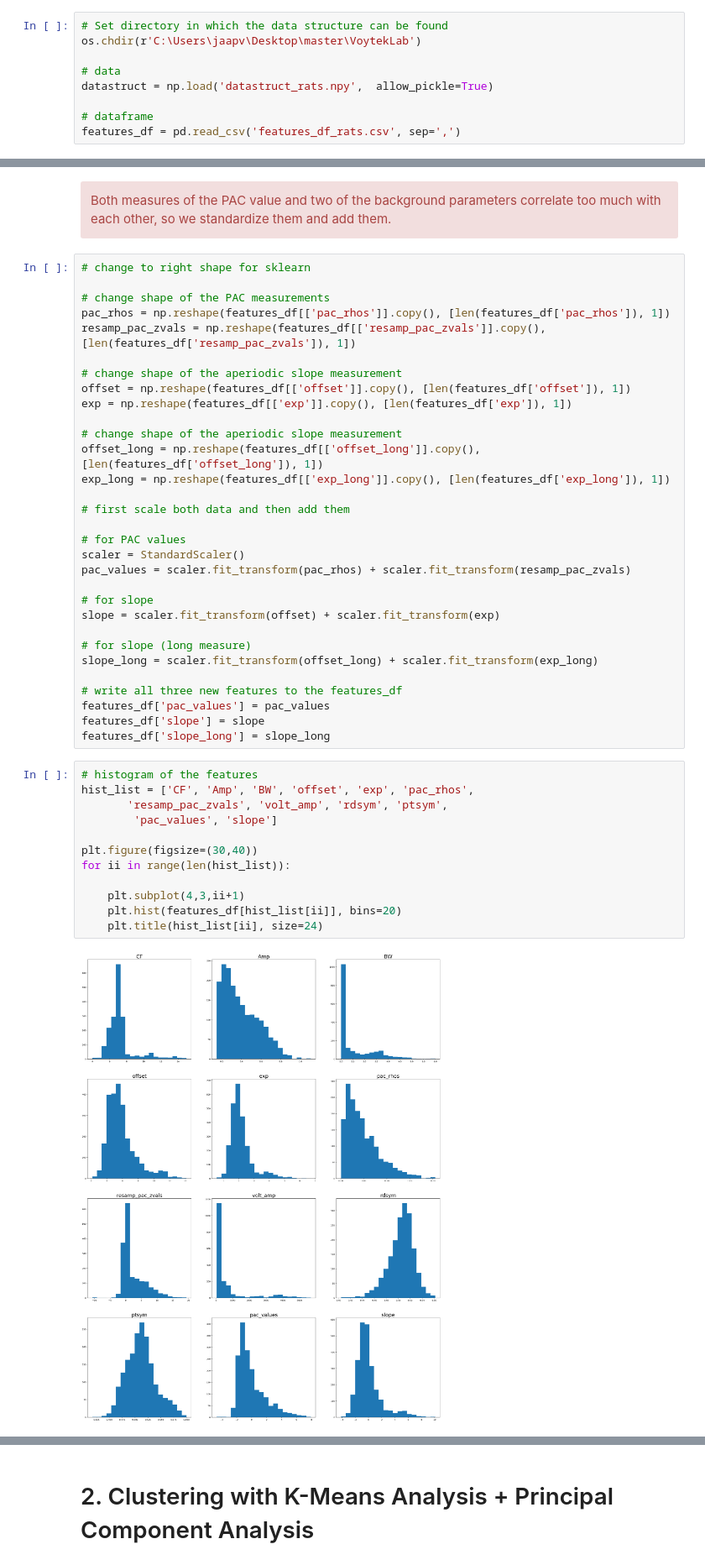
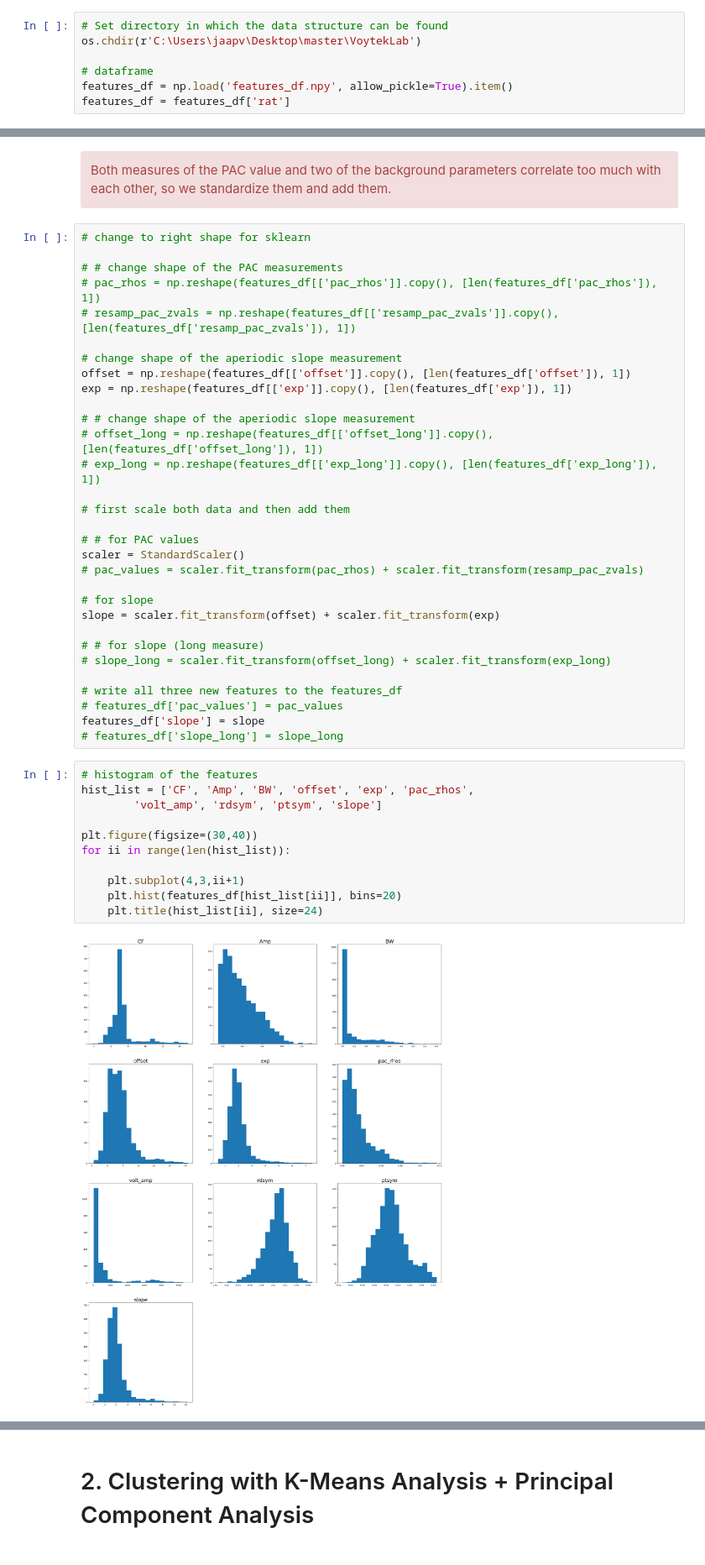
Before and after one commit to JaapVanDerAar/project_pac, a Jupyter notebook: pac_jupyter/3.7 Distinguishing True and Spurious PAC - Hippocampal Rat.ipynb, the cells around one changed output, grey strips where cells are left out. Shown at 84% size. Saved outputs shown, nothing was run; the diff lists cells and outputs as text.

```diff
--- a/pac_jupyter/3.7 Distinguishing True and Spurious PAC - Hippocampal Rat.ipynb
+++ b/pac_jupyter/3.7 Distinguishing True and Spurious PAC - Hippocampal Rat.ipynb
@@ -59,11 +59,9 @@ import mglearn
 # Set directory in which the data structure can be found
 os.chdir(r'C:\Users\jaapv\Desktop\master\VoytekLab')
 
-# data
-datastruct = np.load('datastruct_rats.npy',  allow_pickle=True)
-
 # dataframe
-features_df = pd.read_csv('features_df_rats.csv', sep=',')
+features_df = np.load('features_df.npy', allow_pickle=True).item()
+features_df = features_df['rat']
 # %% [markdown]
 ### Correlation Matrix
 # %%
@@ -104,48 +102,47 @@ Both measures of the PAC value and two of the background parameters correlate to
 # %%
 # change to right shape for sklearn
 
-# change shape of the PAC measurements
-pac_rhos = np.reshape(features_df[['pac_rhos']].copy(), [len(features_df['pac_rhos']), 1])
-resamp_pac_zvals = np.reshape(features_df[['resamp_pac_zvals']].copy(), [len(features_df['resamp_pac_zvals']), 1])
+# # change shape of the PAC measurements
+# pac_rhos = np.reshape(features_df[['pac_rhos']].copy(), [len(features_df['pac_rhos']), 1])
+# resamp_pac_zvals = np.reshape(features_df[['resamp_pac_zvals']].copy(), [len(features_df['resamp_pac_zvals']), 1])
 
 # change shape of the aperiodic slope measurement
 offset = np.reshape(features_df[['offset']].copy(), [len(features_df['offset']), 1])
 exp = np.reshape(features_df[['exp']].copy(), [len(features_df['exp']), 1])
 
-# change shape of the aperiodic slope measurement
-offset_long = np.reshape(features_df[['offset_long']].copy(), [len(features_df['offset_long']), 1])
-exp_long = np.reshape(features_df[['exp_long']].copy(), [len(features_df['exp_long']), 1])
+# # change shape of the aperiodic slope measurement
+# offset_long = np.reshape(features_df[['offset_long']].copy(), [len(features_df['offset_long']), 1])
+# exp_long = np.reshape(features_df[['exp_long']].copy(), [len(features_df['exp_long']), 1])
 
 # first scale both data and then add them
 
-# for PAC values
+# # for PAC values
 scaler = StandardScaler()
-pac_values = scaler.fit_transform(pac_rhos) + scaler.fit_transform(resamp_pac_zvals)
+# pac_values = scaler.fit_transform(pac_rhos) + scaler.fit_transform(resamp_pac_zvals)
 
 # for slope
 slope = scaler.fit_transform(offset) + scaler.fit_transform(exp)
 
-# for slope (long measure)
-slope_long = scaler.fit_transform(offset_long) + scaler.fit_transform(exp_long)
+# # for slope (long measure)
+# slope_long = scaler.fit_transform(offset_long) + scaler.fit_transform(exp_long)
 
 # write all three new features to the features_df
-features_df['pac_values'] = pac_values
+# features_df['pac_values'] = pac_values
 features_df['slope'] = slope
-features_df['slope_long'] = slope_long
+# features_df['slope_long'] = slope_long
 # %%
 # histogram of the features
 hist_list = ['CF', 'Amp', 'BW', 'offset', 'exp', 'pac_rhos',
-       'resamp_pac_zvals', 'volt_amp', 'rdsym', 'ptsym',
-        'pac_values', 'slope']
+        'volt_amp', 'rdsym', 'ptsym', 'slope']
 
 plt.figure(figsize=(30,40))
 for ii in range(len(hist_list)):
 
     plt.subplot(4,3,ii+1)
     plt.hist(features_df[hist_list[ii]], bins=20)
     plt.title(hist_list[ii], size=24)
 # %% [output]
-[figure, old version]
+[figure, new version]
 # %%
 # first drop all nan's (which are the channels with no true low-frequency oscillation)
 features_df_nonan = features_df.dropna()
```
Also changed, not shown: parts of 6 cells of this notebook, 4 other files.
